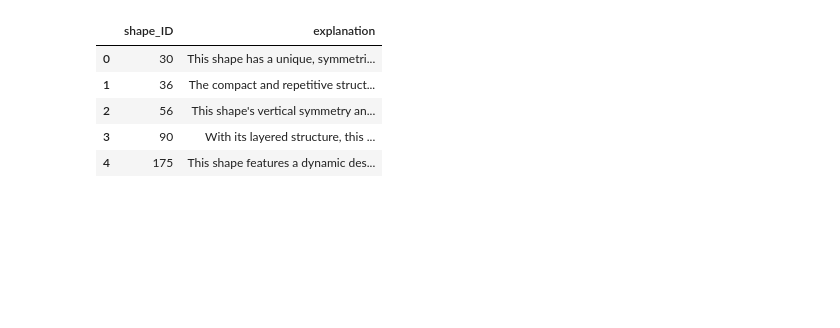
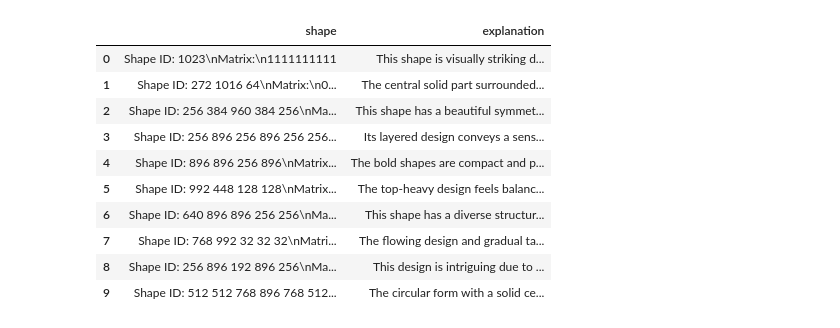
Before and after one commit to sarahhannahwu/benchmarking-creativity, a Jupyter notebook: LLM_evaluation_data.ipynb, the cells around one changed output. Saved outputs shown, nothing was run; the diff lists cells and outputs as text; code cells hidden in the pictures; blank space fills up the shorter version.

```diff
--- a/LLM_evaluation_data.ipynb
+++ b/LLM_evaluation_data.ipynb
@@ -10,14 +22,20 @@ df
 # %%
 import json
 
 with pd.option_context('display.max_colwidth', None):
-    display(pd.DataFrame(json.loads(df['response'].iloc[0])['items']))
+    display(pd.DataFrame(json.loads(df['response'].iloc[12])['items']))
 
 # df['response'].apply(lambda x: json.loads(x)['items']).to_list())
+# The matrix information is good for viewing the evaluation instructions with shapes, but not good for looking at the df
 # %% [output]
-|  | shape_ID | explanation |
-| 0 | 30 | This shape has a unique, symmetri... |
-| 1 | 36 | The compact and repetitive struct... |
-| 2 | 56 | This shape's vertical symmetry an... |
-| 3 | 90 | With its layered structure, this ... |
-| 4 | 175 | This shape features a dynamic des... |
+|  | shape | explanation |
+| 0 | Shape ID: 1023\nMatrix:\n1111111111 | This shape is visually striking d... |
+| 1 | Shape ID: 272 1016 64\nMatrix:\n0... | The central solid part surrounded... |
+| 2 | Shape ID: 256 384 960 384 256\nMa... | This shape has a beautiful symmet... |
+| 3 | Shape ID: 256 896 256 896 256 256... | Its layered design conveys a sens... |
+| 4 | Shape ID: 896 896 256 896\nMatrix... | The bold shapes are compact and p... |
+| 5 | Shape ID: 992 448 128 128\nMatrix... | The top-heavy design feels balanc... |
+| 6 | Shape ID: 640 896 896 256 256\nMa... | This shape has a diverse structur... |
+| 7 | Shape ID: 768 992 32 32 32\nMatri... | The flowing design and gradual ta... |
+| 8 | Shape ID: 256 896 192 896 256\nMa... | This design is intriguing due to ... |
+| 9 | Shape ID: 512 512 768 896 768 512... | The circular form with a solid ce... |
```
Also changed, not shown: parts of 1 cell of this notebook, 7 other files.
